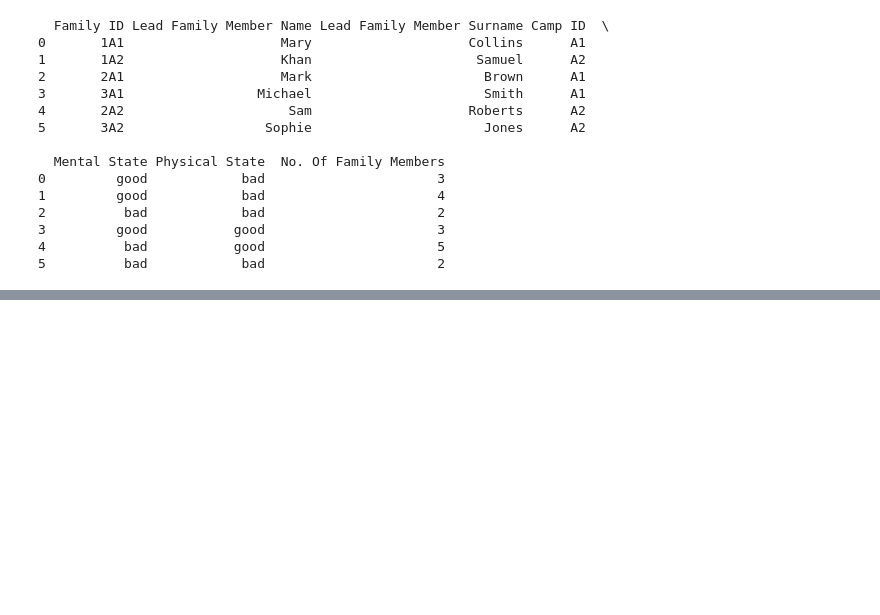
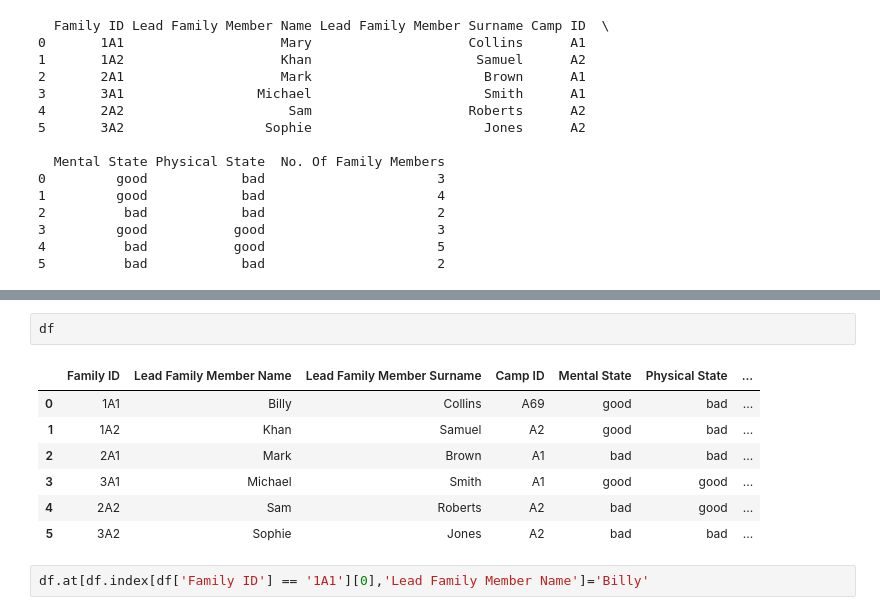
Before and after one commit to KyraCh/introProgramming, a Jupyter notebook: 99test.ipynb, the cells around one changed output, grey strips where cells are left out. Cells and saved outputs as stored; diff of their text form; blank space fills up the shorter version.

```diff
--- a/99test.ipynb
+++ b/99test.ipynb
@@ -70,0 +142,12 @@ def amend_refugee_profile():
+# %%
+df
+# %% [output]
+|  | Family ID | Lead Family Member Name | Lead Family Member Surname | Camp ID | Mental State | Physical State | ... |
+| 0 | 1A1 | Billy | Collins | A69 | good | bad | ... |
+| 1 | 1A2 | Khan | Samuel | A2 | good | bad | ... |
+| 2 | 2A1 | Mark | Brown | A1 | bad | bad | ... |
+| 3 | 3A1 | Michael | Smith | A1 | good | good | ... |
+| 4 | 2A2 | Sam | Roberts | A2 | bad | good | ... |
+| 5 | 3A2 | Sophie | Jones | A2 | bad | bad | ... |
+# %%
+df.at[df.index[df['Family ID'] == '1A1'][0],'Lead Family Member Name']='Billy'
```
Also changed, not shown: parts of 14 cells of this notebook, 5 other files.
